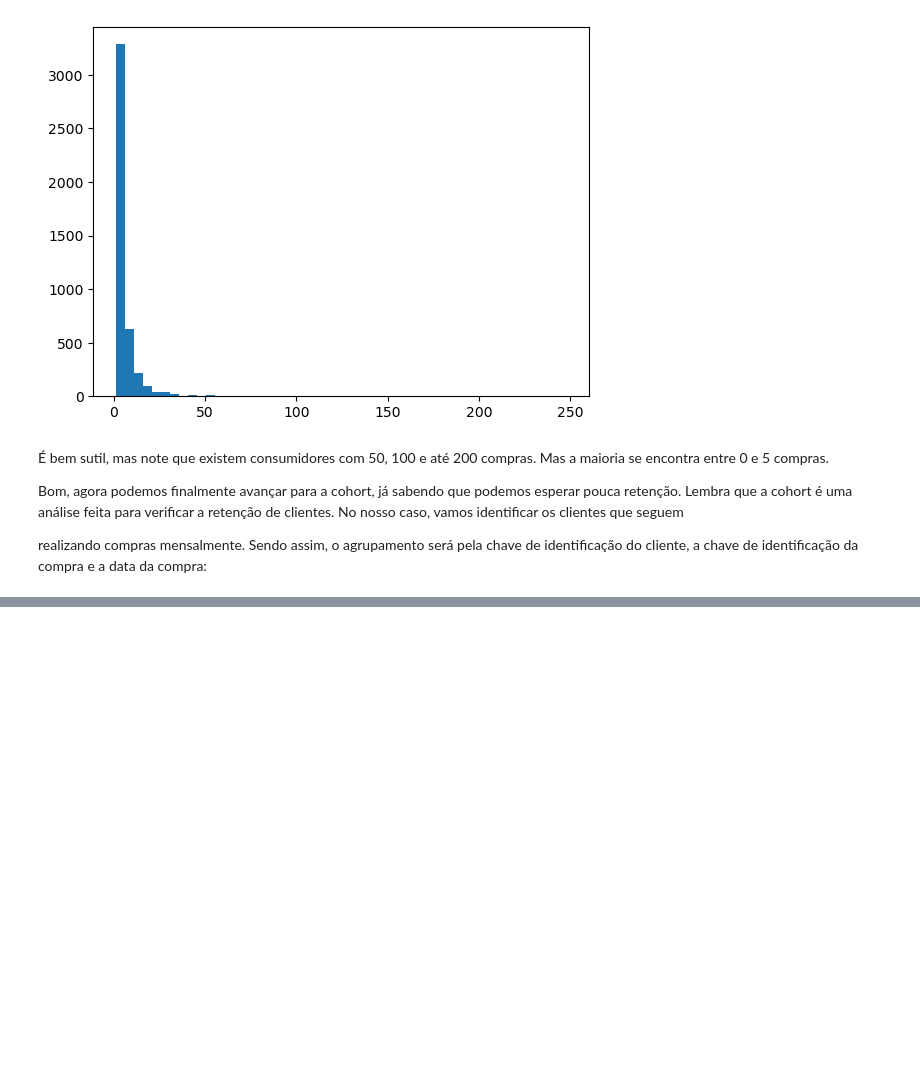
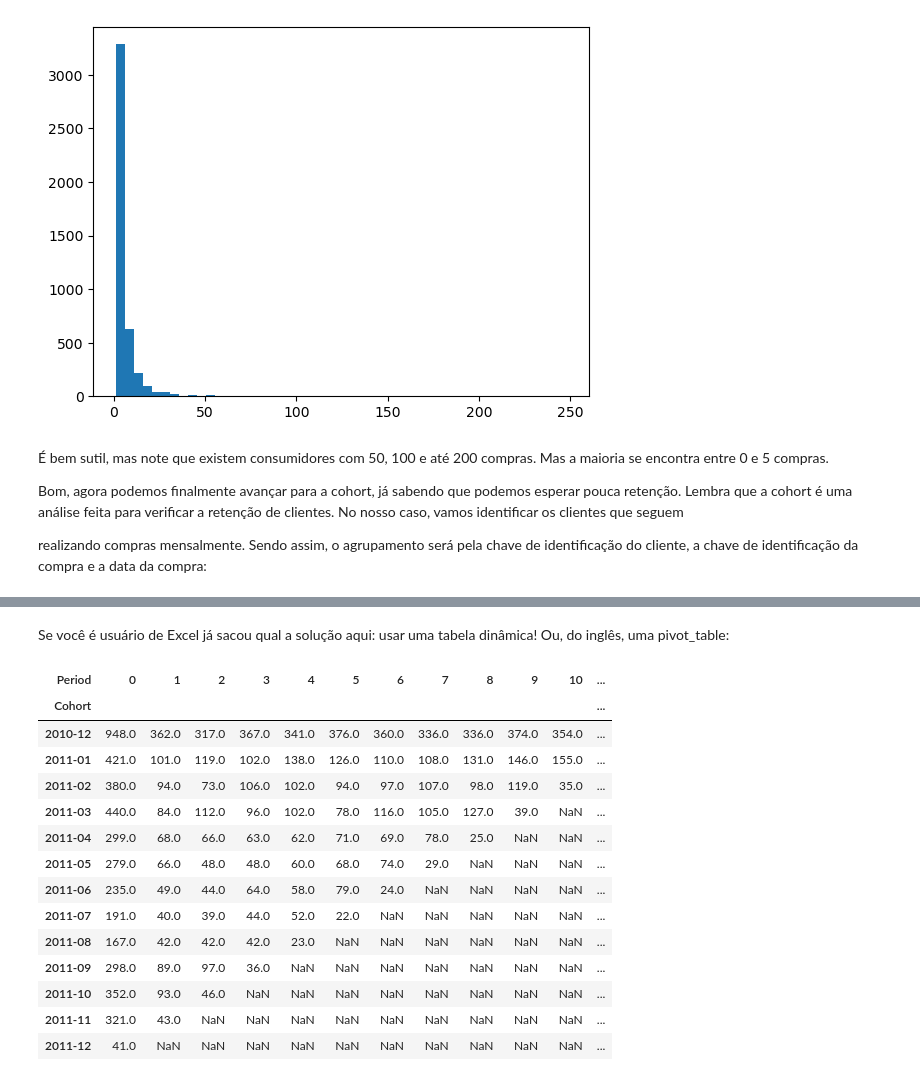
Before and after one commit to alencargthiago/Python_exercises, a Jupyter notebook: Analise_exploratoria/análise_cohort.ipynb, the cells around one changed output, grey strips where cells are left out. Drawn from its saved outputs; the diff is of its cells as text; code cells hidden in the pictures; blank space fills up the shorter version.

```diff
--- a/Analise_exploratoria/análise_cohort.ipynb
+++ b/Analise_exploratoria/análise_cohort.ipynb
@@ -120,3 +120,7 @@ _= plt.hist(invoice_per_costumer, bins=50)
 Bom, agora podemos finalmente avançar para a cohort, já sabendo que podemos esperar pouca retenção. Lembra que a cohort é uma análise feita para verificar a retenção de clientes. No nosso caso, vamos identificar os clientes que seguem
 
 realizando compras mensalmente. Sendo assim, o agrupamento será pela chave de identificação do cliente, a chave de identificação da compra e a data da compra:
+# %%
+# Primeira limpeza: Remover duplicidades
+
+retail = retail[["CustomerID","InvoiceNo","InvoiceDate"]].drop_duplicates()
@@ -122,0 +134,2 @@ realizando compras mensalmente. Sendo assim, o agrupamento será pela chave de i
+# %%
+retail["Cohort"] = retail.groupby("CustomerID")["InvoiceDate"].transform("min").dt.to_period("M")
@@ -122,0 +142,5 @@ realizando compras mensalmente. Sendo assim, o agrupamento será pela chave de i
+# %%
+retail_cohort = retail.groupby(["Cohort","InvoiceMoth"]).agg(n_customers = ("CustomerID","nunique"))\
+                .reset_index(drop = False)
+
+retail_cohort.head()
@@ -122,0 +167,21 @@ realizando compras mensalmente. Sendo assim, o agrupamento será pela chave de i
+# %% [markdown]
+Se você é usuário de Excel já sacou qual a solução aqui: usar uma tabela dinâmica! Ou, do inglês, uma pivot_table:
+# %%
+cohort_pivot = retail_cohort.pivot_table ( index = "Cohort", columns = "Period", values = "n_customers")
+cohort_pivot
+# %% [output]
+| Period | 0 | 1 | 2 | 3 | 4 | 5 | 6 | 7 | 8 | 9 | 10 | ... |
+| Cohort |  |  |  |  |  |  |  |  |  |  |  | ... |
+| 2010-12 | 948.0 | 362.0 | 317.0 | 367.0 | 341.0 | 376.0 | 360.0 | 336.0 | 336.0 | 374.0 | 354.0 | ... |
+| 2011-01 | 421.0 | 101.0 | 119.0 | 102.0 | 138.0 | 126.0 | 110.0 | 108.0 | 131.0 | 146.0 | 155.0 | ... |
+| 2011-02 | 380.0 | 94.0 | 73.0 | 106.0 | 102.0 | 94.0 | 97.0 | 107.0 | 98.0 | 119.0 | 35.0 | ... |
+| 2011-03 | 440.0 | 84.0 | 112.0 | 96.0 | 102.0 | 78.0 | 116.0 | 105.0 | 127.0 | 39.0 | NaN | ... |
+| 2011-04 | 299.0 | 68.0 | 66.0 | 63.0 | 62.0 | 71.0 | 69.0 | 78.0 | 25.0 | NaN | NaN | ... |
+| 2011-05 | 279.0 | 66.0 | 48.0 | 48.0 | 60.0 | 68.0 | 74.0 | 29.0 | NaN | NaN | NaN | ... |
+| 2011-06 | 235.0 | 49.0 | 44.0 | 64.0 | 58.0 | 79.0 | 24.0 | NaN | NaN | NaN | NaN | ... |
+| 2011-07 | 191.0 | 40.0 | 39.0 | 44.0 | 52.0 | 22.0 | NaN | NaN | NaN | NaN | NaN | ... |
+| 2011-08 | 167.0 | 42.0 | 42.0 | 42.0 | 23.0 | NaN | NaN | NaN | NaN | NaN | NaN | ... |
+| 2011-09 | 298.0 | 89.0 | 97.0 | 36.0 | NaN | NaN | NaN | NaN | NaN | NaN | NaN | ... |
+| 2011-10 | 352.0 | 93.0 | 46.0 | NaN | NaN | NaN | NaN | NaN | NaN | NaN | NaN | ... |
+| 2011-11 | 321.0 | 43.0 | NaN | NaN | NaN | NaN | NaN | NaN | NaN | NaN | NaN | ... |
+| 2011-12 | 41.0 | NaN | NaN | NaN | NaN | NaN | NaN | NaN | NaN | NaN | NaN | ... |
```
Also changed, not shown: parts of 17 cells of this notebook.
